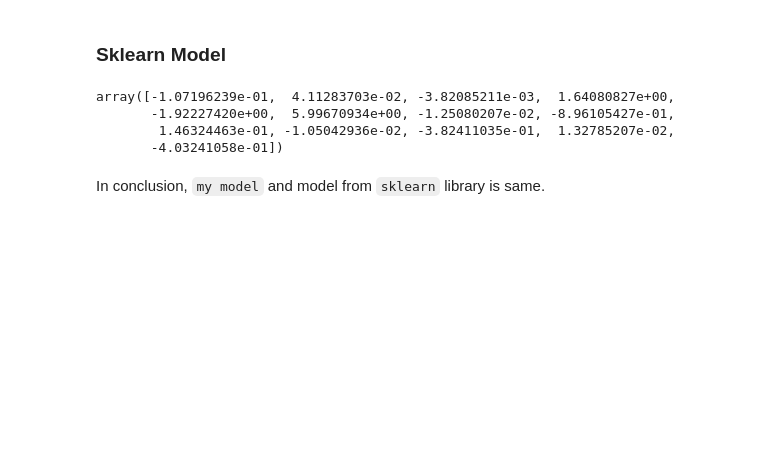
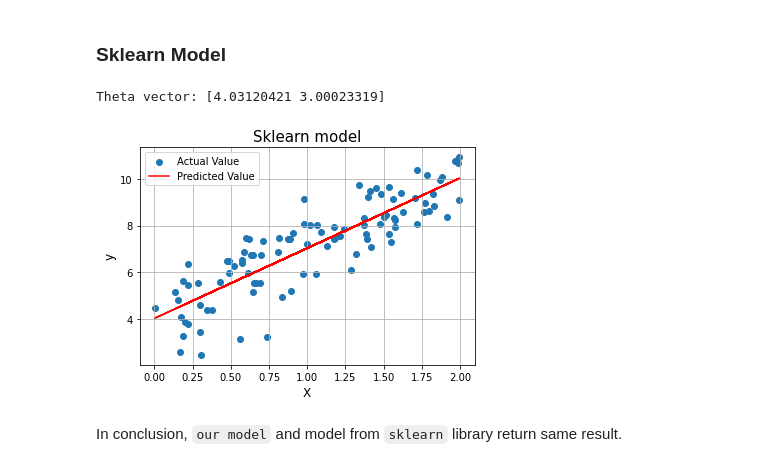
Before and after one commit to QuyAnh2005/homemade-machine-learning, a Jupyter notebook: Linear Regression/Linear Regression.ipynb, the cells around one changed output. Drawn from its saved outputs; the diff is of its cells as text; code cells hidden in the pictures; blank space fills up the shorter version.

```diff
--- a/Linear Regression/Linear Regression.ipynb
+++ b/Linear Regression/Linear Regression.ipynb
@@ -168,15 +186,18 @@ array([-1.07196239e-01,  4.11283703e-02, -3.82085211e-03,  1.64080827e+00,
 # %%
 # Use model from sklearn libary
 from sklearn.linear_model import LinearRegression
 
 model = LinearRegression(fit_intercept=False)
-model.fit(X,y)
+model.fit(X_train, y)
 
-model.coef_
+theta = np.squeeze(model.coef_)
+print(f'Theta vector: {theta}')
+
+# y_hat = theta_0 + theta_1 * X
+pred = theta[0] + theta[1] * X
+visualize(X, y, pred, 'Sklearn model')
 # %% [output]
-array([-1.07196239e-01,  4.11283703e-02, -3.82085211e-03,  1.64080827e+00,
-       -1.92227420e+00,  5.99670934e+00, -1.25080207e-02, -8.96105427e-01,
-        1.46324463e-01, -1.05042936e-02, -3.82411035e-01,  1.32785207e-02,
-       -4.03241058e-01])
+Theta vector: [4.03120421 3.00023319]
+[figure, added]
 # %% [markdown]
-In conclusion, `my model` and model from `sklearn` library is same.
+In conclusion, `our model` and model from `sklearn` library return same result.
```
Also changed, not shown: parts of 23 cells of this notebook.
